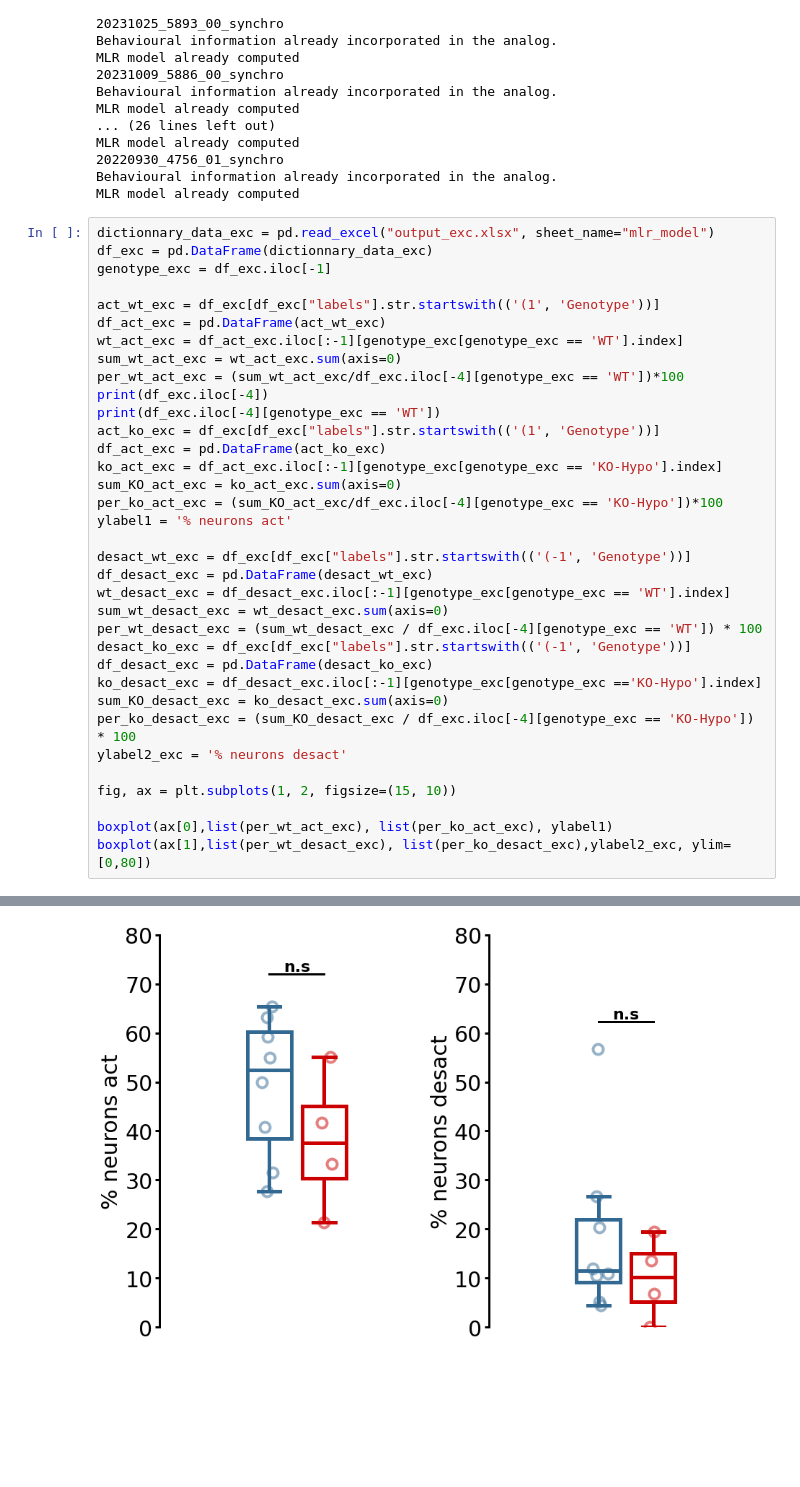
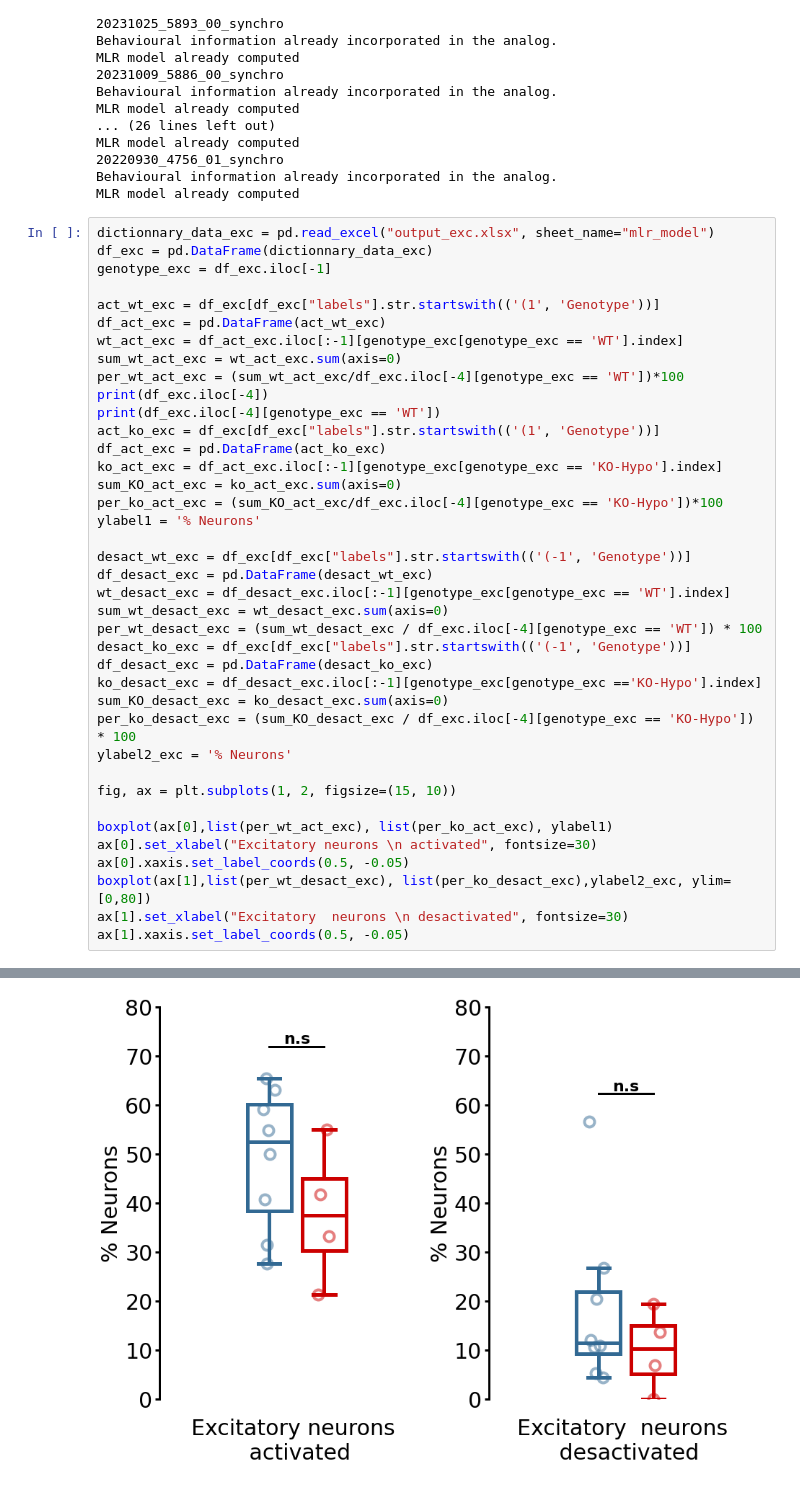
Before and after one commit to OuraniaSem/Percephone, a Jupyter notebook: Figures/mlr_output.ipynb, the cells around one changed output, grey strips where cells are left out. Drawn from its saved outputs; the diff is of its cells as text; blank space fills up the shorter version.

```diff
--- a/Figures/mlr_output.ipynb
+++ b/Figures/mlr_output.ipynb
@@ -111,7 +111,7 @@ df_act_exc = pd.DataFrame(act_ko_exc)
 ko_act_exc = df_act_exc.iloc[:-1][genotype_exc[genotype_exc == 'KO-Hypo'].index]
 sum_KO_act_exc = ko_act_exc.sum(axis=0)
 per_ko_act_exc = (sum_KO_act_exc/df_exc.iloc[-4][genotype_exc == 'KO-Hypo'])*100
-ylabel1 = '% neurons act'
+ylabel1 = '% Neurons'
 
 desact_wt_exc = df_exc[df_exc["labels"].str.startswith(('(-1', 'Genotype'))]
 df_desact_exc = pd.DataFrame(desact_wt_exc)
@@ -123,12 +123,16 @@ df_desact_exc = pd.DataFrame(desact_ko_exc)
 ko_desact_exc = df_desact_exc.iloc[:-1][genotype_exc[genotype_exc =='KO-Hypo'].index]
 sum_KO_desact_exc = ko_desact_exc.sum(axis=0)
 per_ko_desact_exc = (sum_KO_desact_exc / df_exc.iloc[-4][genotype_exc == 'KO-Hypo']) * 100
-ylabel2_exc = '% neurons desact'
+ylabel2_exc = '% Neurons'
 
 fig, ax = plt.subplots(1, 2, figsize=(15, 10))
 
 boxplot(ax[0],list(per_wt_act_exc), list(per_ko_act_exc), ylabel1)
+ax[0].set_xlabel("Excitatory neurons \n activated", fontsize=30)
+ax[0].xaxis.set_label_coords(0.5, -0.05)
 boxplot(ax[1],list(per_wt_desact_exc), list(per_ko_desact_exc),ylabel2_exc, ylim=[0,80])
+ax[1].set_xlabel("Excitatory  neurons \n desactivated", fontsize=30)
+ax[1].xaxis.set_label_coords(0.5, -0.05)
 # %% [output]
 Unnamed: 0             27
 labels        Total n exc
@@ -147,7 +151,7 @@ labels        Total n exc
 ShapiroResult(statistic=0.7826217412948608, pvalue=0.018599193543195724)
 ShapiroResult(statistic=0.9890707731246948, pvalue=0.9526605010032654)
 MannwhitneyuResult(statistic=20.0, pvalue=0.5696969696969697)
-[figure, old version]
+[figure, new version]
 # %%
 dictionnary_data_inh = pd.read_excel("output_inh.xlsx", sheet_name="mlr_model")
 df_inh = pd.DataFrame(dictionnary_data_inh)
```
Also changed, not shown: parts of 4 cells of this notebook.
